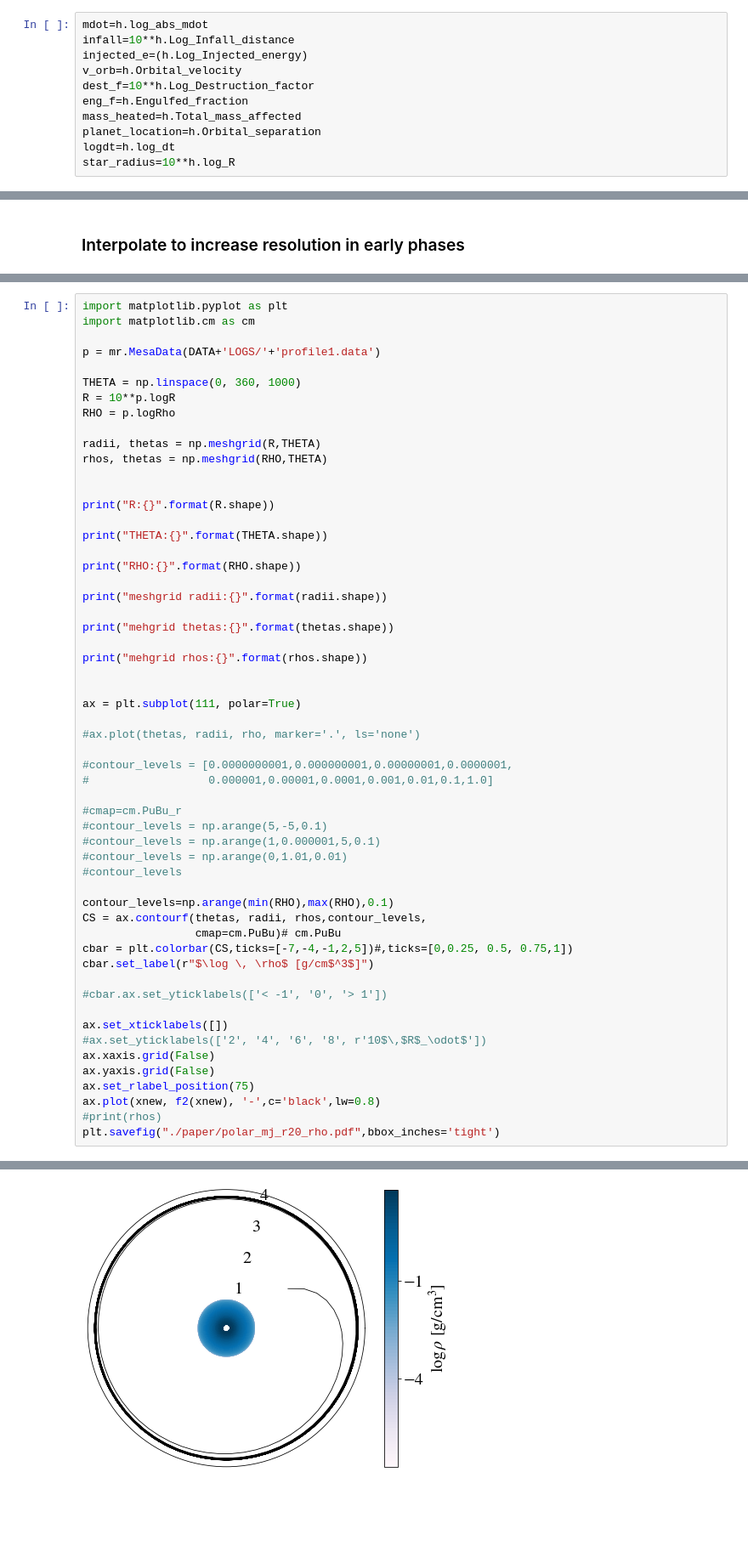
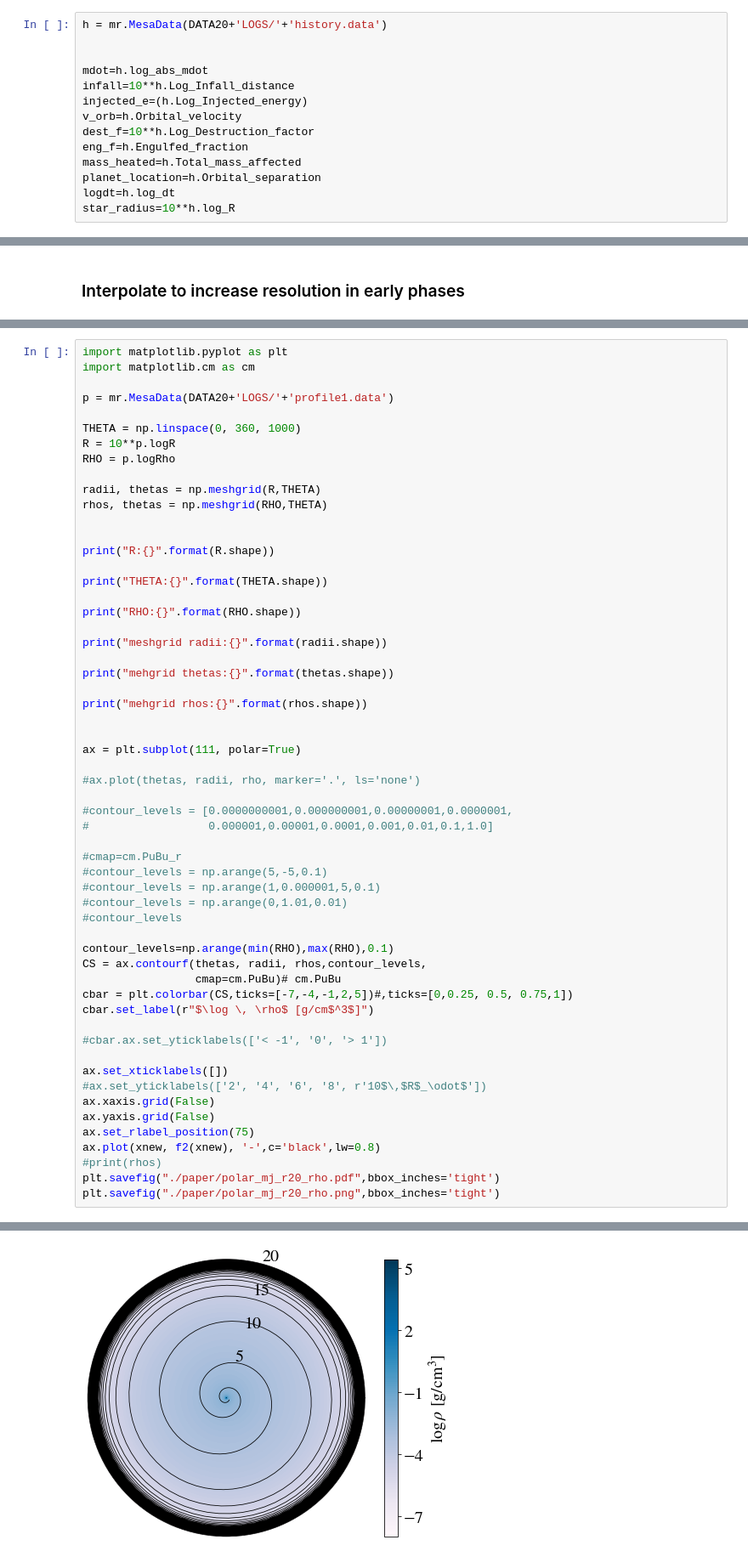
Before and after one commit to matteocantiello/planetaryengulfments, a Jupyter notebook: Dropbox (Personal)/work/engulfment/15140/paper_figures.ipynb, the cells around one changed output, grey strips where cells are left out. Shown at 85% size. Drawn from its saved outputs; the diff is of its cells as text; blank space fills up the shorter version.

```diff
--- a/Dropbox (Personal)/work/engulfment/15140/paper_figures.ipynb
+++ b/Dropbox (Personal)/work/engulfment/15140/paper_figures.ipynb
@@ -497,6 +793,9 @@ NameError: name 'sel' is not defined
 # %%
 ## Orbital Evolution Plots (in polar coordinates)
 # %%
+h = mr.MesaData(DATA20+'LOGS/'+'history.data')
+
+
 mdot=h.log_abs_mdot
 infall=10**h.Log_Infall_distance
 injected_e=(h.Log_Injected_energy)
@@ -580,7 +882,7 @@ ax.set_xticklabels([])
 import matplotlib.pyplot as plt
 import matplotlib.cm as cm
 
-p = mr.MesaData(DATA+'LOGS/'+'profile1.data')
+p = mr.MesaData(DATA20+'LOGS/'+'profile1.data')
 
 THETA = np.linspace(0, 360, 1000)
 R = 10**p.logR
@@ -632,5 +934,6 @@ ax.set_rlabel_position(75)
 ax.plot(xnew, f2(xnew), '-',c='black',lw=0.8)
 #print(rhos)
 plt.savefig("./paper/polar_mj_r20_rho.pdf",bbox_inches='tight')
+plt.savefig("./paper/polar_mj_r20_rho.png",bbox_inches='tight')
 # %% [output]
 From read_log_data  5
@@ -644,4 +947,4 @@ mehgrid rhos:(1000, 3832)
-[figure, old version]
+[figure, new version]
 # %%
 p = mr.MesaData(DATA20+'LOGS/'+'profile1.data')
 fig, axs = plt.subplots(1, 2, figsize=(18,6),subplot_kw=dict(projection='polar'))
```
Also changed, not shown: parts of 25 cells of this notebook, 1 other file.
